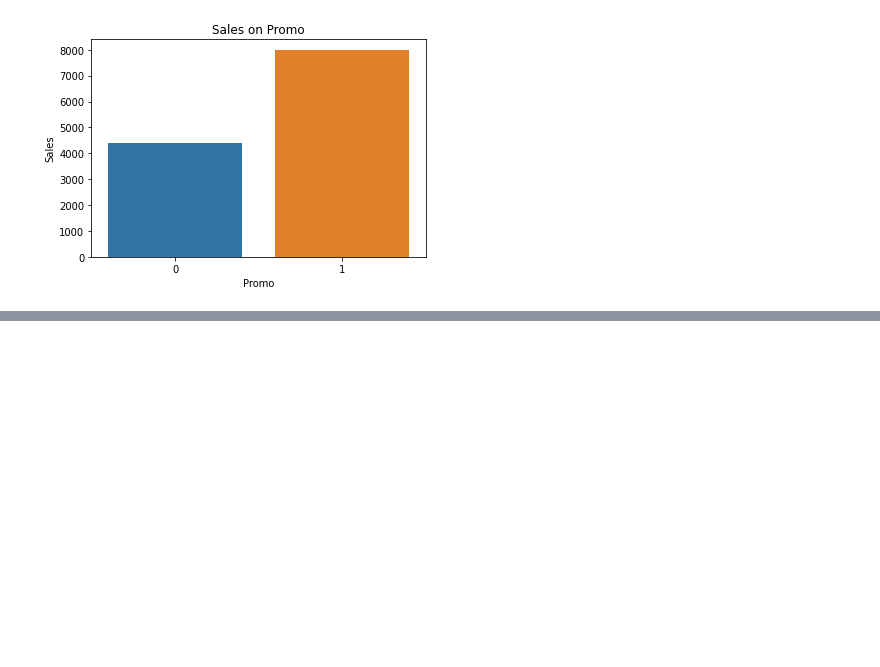
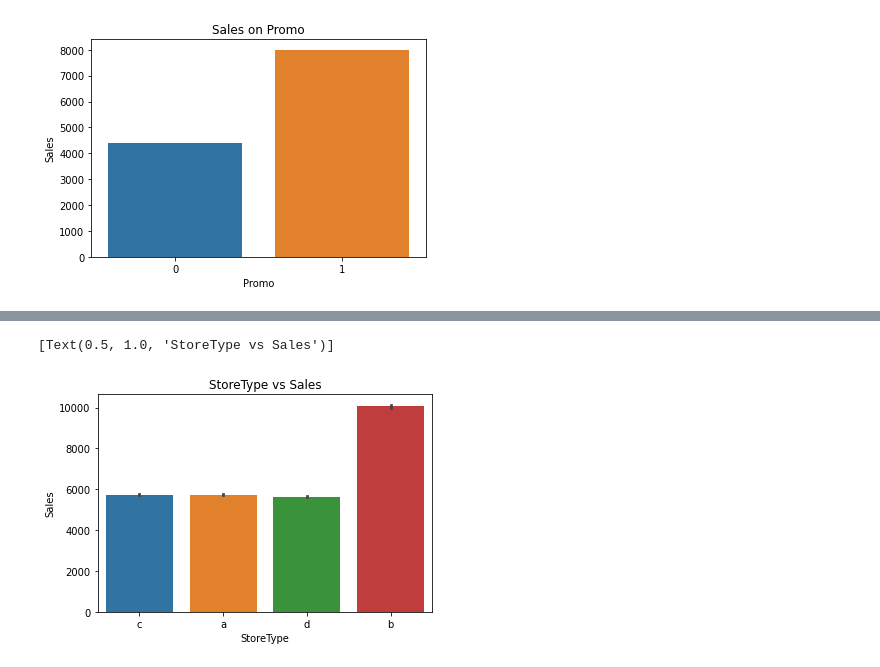
Before and after one commit to pavanibill/Hotel-booking-data-analysis, a Jupyter notebook: Pavani_of_Copy_of_Rossmann_Sales_Prediction_Capstone_Project.ipynb, the cells around one changed output, grey strips where cells are left out. Drawn from its saved outputs; the diff is of its cells as text; code cells hidden in the pictures; blank space fills up the shorter version.

```diff
--- a/Pavani_of_Copy_of_Rossmann_Sales_Prediction_Capstone_Project.ipynb
+++ b/Pavani_of_Copy_of_Rossmann_Sales_Prediction_Capstone_Project.ipynb
@@ -151,0 +163,5 @@ sns.barplot(x='Promo',y='Sales',data=combined_data).set(title='Sales on Promo')
+# %%
+sns.barplot(x='StoreType', y='Sales', data=combined_data).set(title='StoreType vs Sales')
+# %% [output]
+[Text(0.5, 1.0, 'StoreType vs Sales')]
+[figure, added]
```
Also changed, not shown: parts of 3 cells of this notebook.
